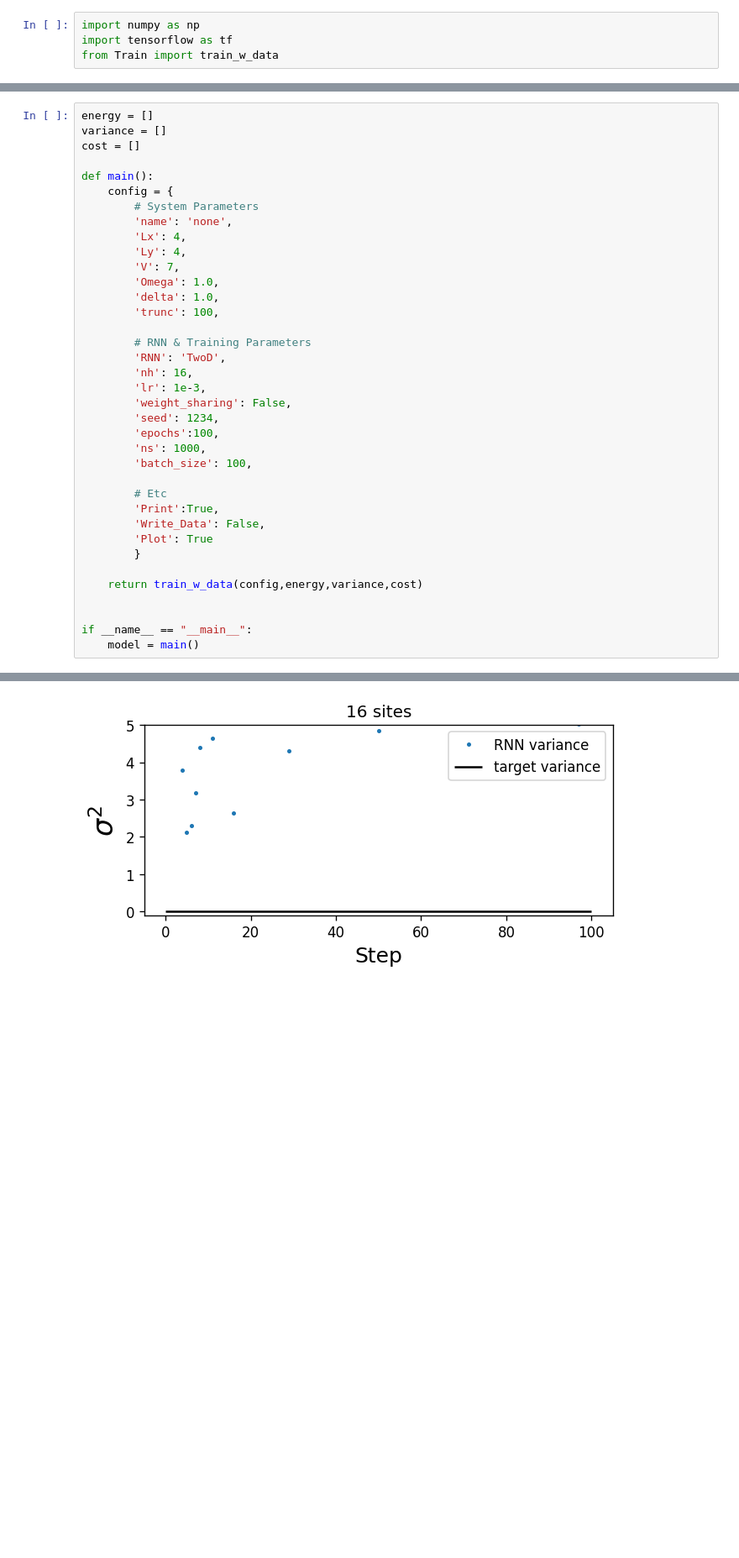
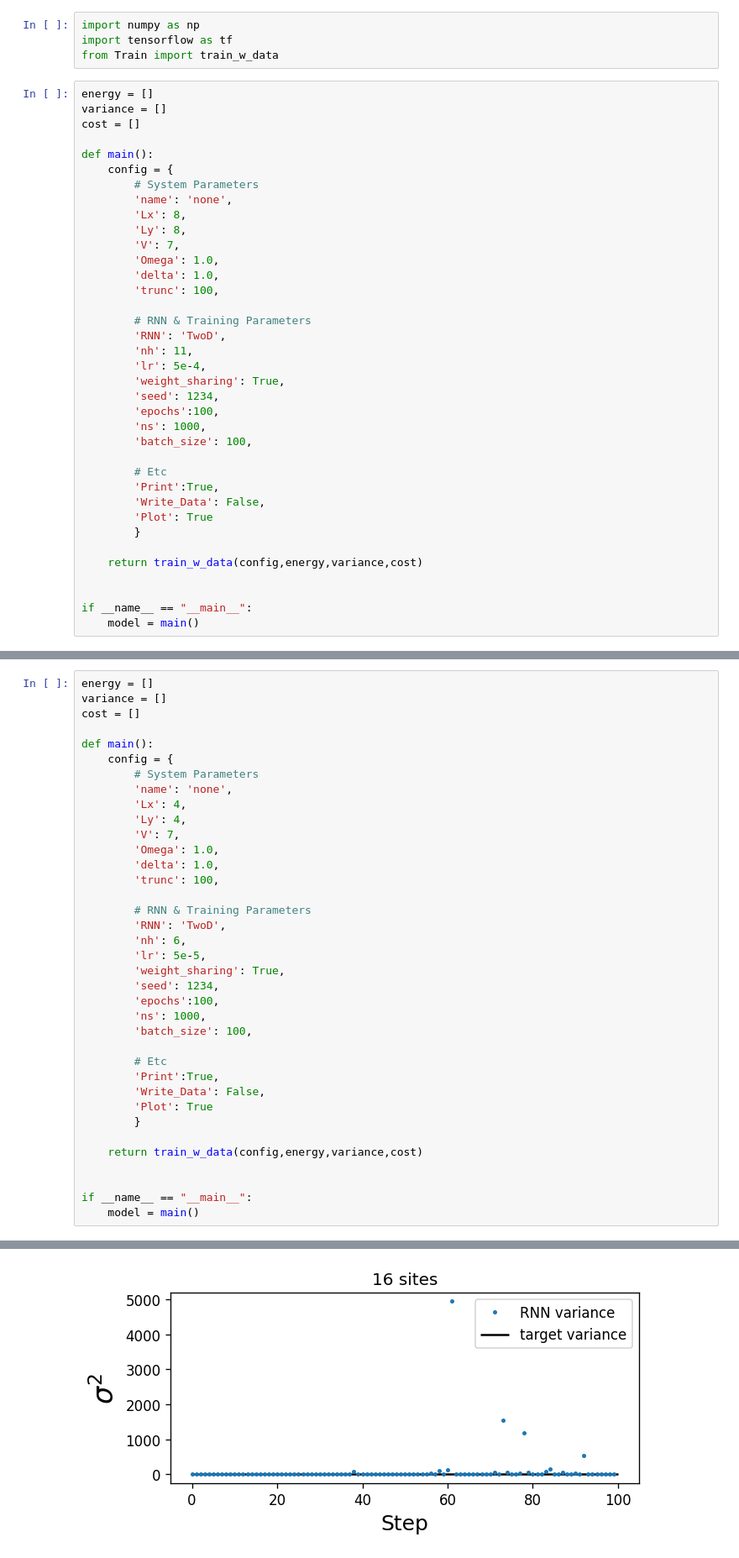
Before and after one commit to slattekr/RydbergStateReReconstruction, a Jupyter notebook: Main/Benchmarking.ipynb, the cells around one changed output, grey strips where cells are left out. Shown at 84% size. Cells and saved outputs as stored; diff of their text form; blank space fills up the shorter version.

```diff
--- a/Main/Benchmarking.ipynb
+++ b/Main/Benchmarking.ipynb
@@ -5,3 +5,40 @@
 import numpy as np
 import tensorflow as tf
 from Train import train_w_data
+# %%
+energy = []
+variance = []
+cost = []
+
+def main():
+    config = {
+        # System Parameters
+        'name': 'none',
+        'Lx': 8,
+        'Ly': 8,
+        'V': 7,
+        'Omega': 1.0,
+        'delta': 1.0,
+        'trunc': 100,
+
+        # RNN & Training Parameters
+        'RNN': 'TwoD',
+        'nh': 11,
+        'lr': 5e-4,
+        'weight_sharing': True,
+        'seed': 1234,
+        'epochs':100,
+        'ns': 1000,
+        'batch_size': 100,
+
+        # Etc
+        'Print':True,
+        'Write_Data': False,
+        'Plot': True
+        }
+
+    return train_w_data(config,energy,variance,cost)
+
+
+if __name__ == "__main__":
+    model = main()
@@ -23,9 +140,9 @@ def main():
 
         # RNN & Training Parameters
         'RNN': 'TwoD',
-        'nh': 16,
-        'lr': 1e-3,
-        'weight_sharing': False,
+        'nh': 6,
+        'lr': 5e-5,
+        'weight_sharing': True,
         'seed': 1234,
         'epochs':100,
         'ns': 1000,
@@ -66 +184 @@ Final Error after 100 epochs is 0.26677303810682984
-[figure, old version]
+[figure, new version]
```
Also changed, not shown: parts of 20 cells of this notebook, 4 other files.
